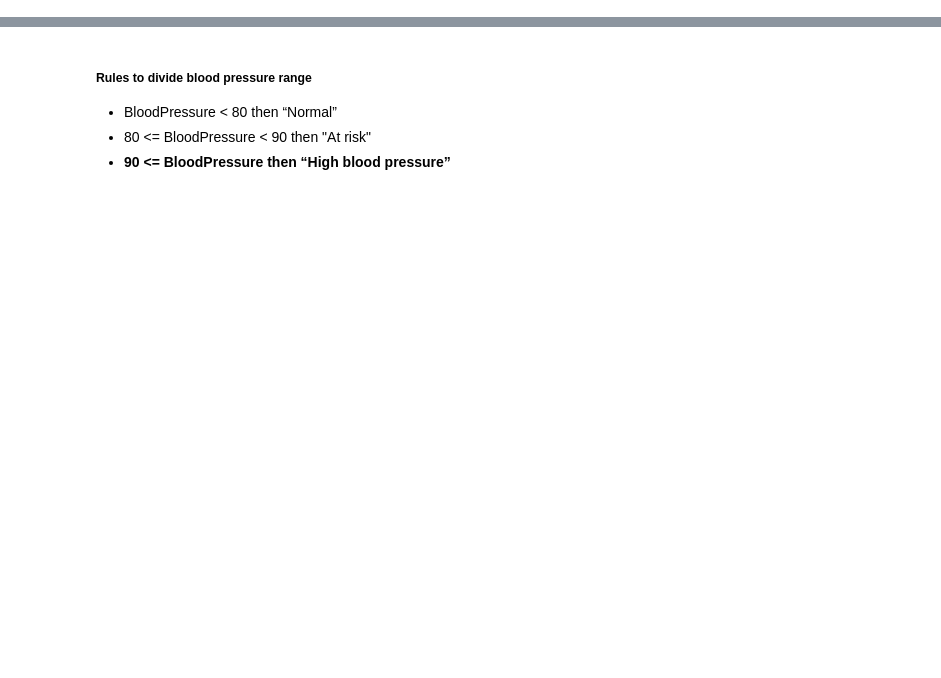
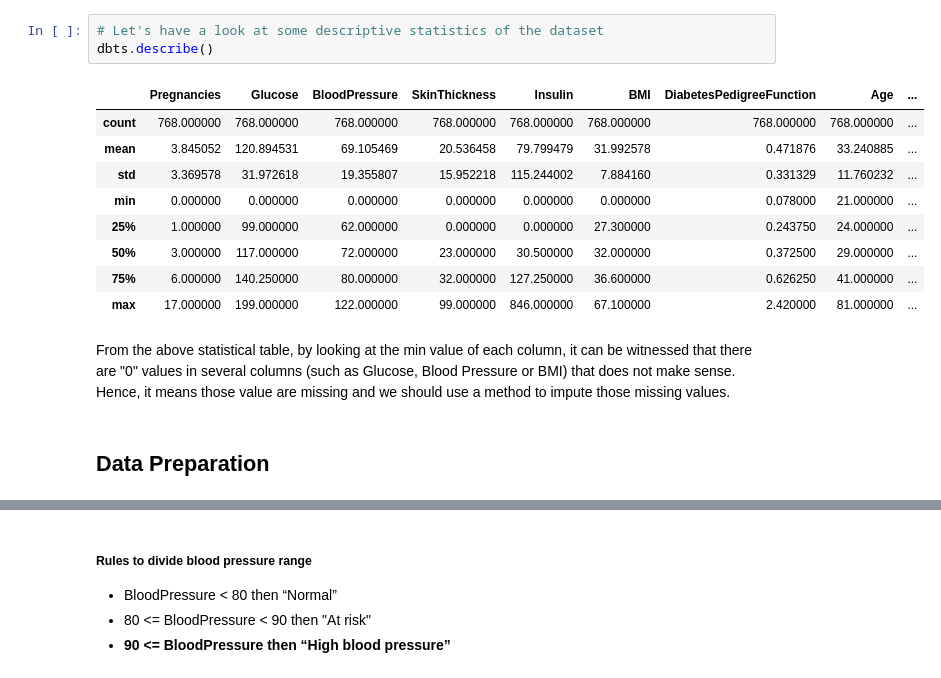
Before and after one commit to evlynxx/udacity_data_scientist, a Jupyter notebook: prj 1/analysis.ipynb, the cells around one changed output, grey strips where cells are left out. Cells and saved outputs as stored; diff of their text form; blank space fills up the shorter version.

```diff
--- a/prj 1/Assessment-Element-010-1.ipynb
+++ b/prj 1/analysis.ipynb
@@ -126,0 +65,18 @@ sns.scatterplot(data=dbts, x='Pregnancies', y='Outcome')
+# %%
+# Let's have a look at some descriptive statistics of the dataset
+dbts.describe()
+# %% [output]
+|  | Pregnancies | Glucose | BloodPressure | SkinThickness | Insulin | BMI | DiabetesPedigreeFunction | Age | ... |
+| count | 768.000000 | 768.000000 | 768.000000 | 768.000000 | 768.000000 | 768.000000 | 768.000000 | 768.000000 | ... |
+| mean | 3.845052 | 120.894531 | 69.105469 | 20.536458 | 79.799479 | 31.992578 | 0.471876 | 33.240885 | ... |
+| std | 3.369578 | 31.972618 | 19.355807 | 15.952218 | 115.244002 | 7.884160 | 0.331329 | 11.760232 | ... |
+| min | 0.000000 | 0.000000 | 0.000000 | 0.000000 | 0.000000 | 0.000000 | 0.078000 | 21.000000 | ... |
+| 25% | 1.000000 | 99.000000 | 62.000000 | 0.000000 | 0.000000 | 27.300000 | 0.243750 | 24.000000 | ... |
+| 50% | 3.000000 | 117.000000 | 72.000000 | 23.000000 | 30.500000 | 32.000000 | 0.372500 | 29.000000 | ... |
+| 75% | 6.000000 | 140.250000 | 80.000000 | 32.000000 | 127.250000 | 36.600000 | 0.626250 | 41.000000 | ... |
+| max | 17.000000 | 199.000000 | 122.000000 | 99.000000 | 846.000000 | 67.100000 | 2.420000 | 81.000000 | ... |
+# %% [markdown]
+From the above statistical table, by looking at the min value of each column, it can be witnessed that there are "0" values in several columns (such as Glucose, Blood Pressure or BMI) that does not make sense.<br/>
+Hence, it means those value are missing and we should use a method to impute those missing values.
+# %% [markdown]
+## Data Preparation
```
Also changed, not shown: parts of 55 cells of this notebook.
